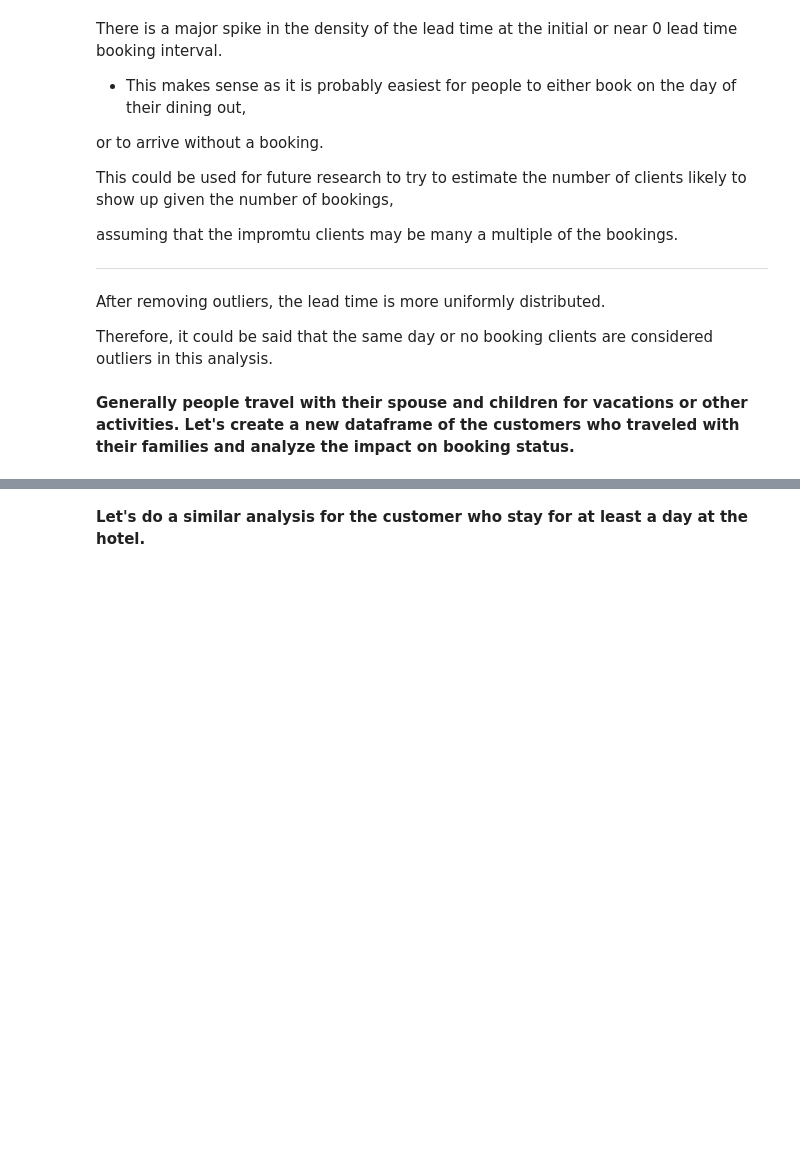
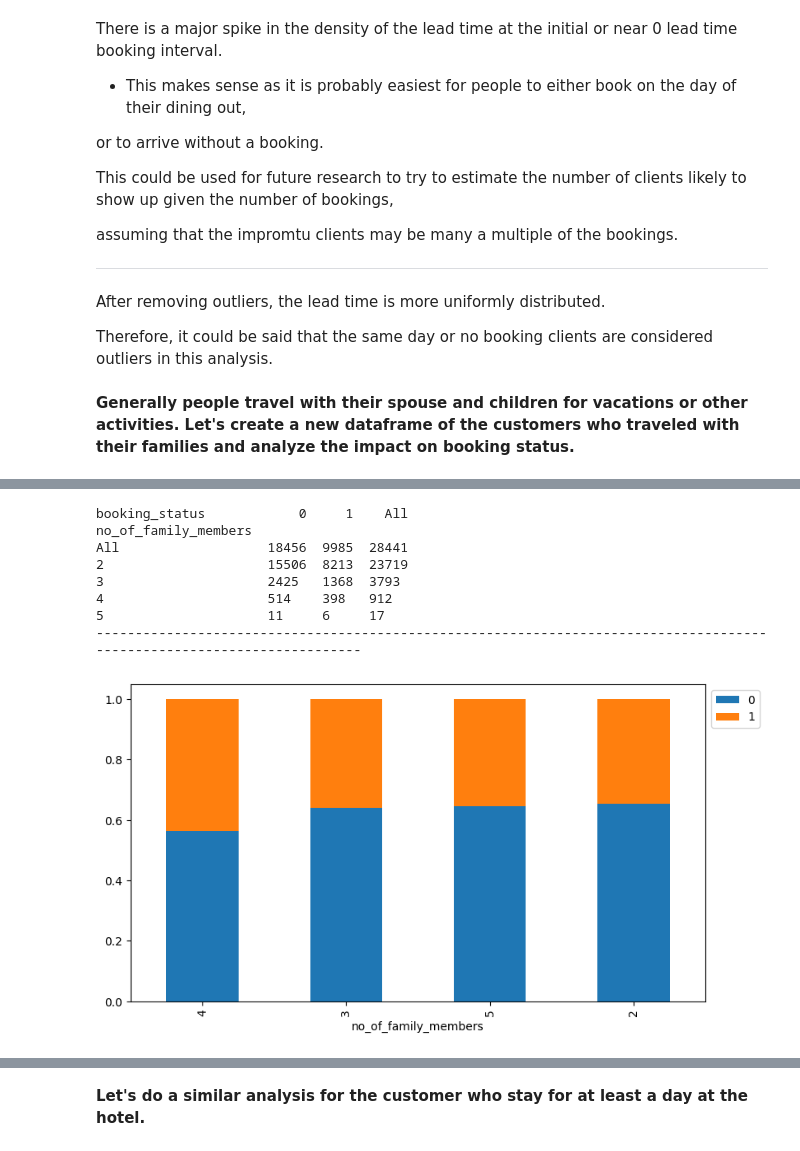
Before and after one commit to CoderSales/machine-learning-classification, a Jupyter notebook: Project_SLC_DSBA_INNHotels_LowCode_%281%29.ipynb, the cells around one changed output, grey strips where cells are left out. Drawn from its saved outputs; the diff is of its cells as text; code cells hidden in the pictures; blank space fills up the shorter version.

Commit message:
Run stacked barplot for new dataframe

```diff
--- a/Project_SLC_DSBA_INNHotels_LowCode_%281%29.ipynb
+++ b/Project_SLC_DSBA_INNHotels_LowCode_%281%29.ipynb
@@ -2514,2 +2533,12 @@ family_data["no_of_family_members"] = (
 # %%
-stacked_barplot('_______') ## Complete the code to plot stacked barplot for no of family members and booking status
+stacked_barplot(family_data, "no_of_family_members", "booking_status") ## Complete the code to plot stacked barplot for no of family members and booking status
+# %% [output]
+booking_status            0     1    All
+no_of_family_members
+All                   18456  9985  28441
+2                     15506  8213  23719
+3                     2425   1368  3793
+4                     514    398   912
+5                     11     6     17
+------------------------------------------------------------------------------------------------------------------------
+[figure, added]
```
Also changed, not shown: parts of 5 cells of this notebook.
